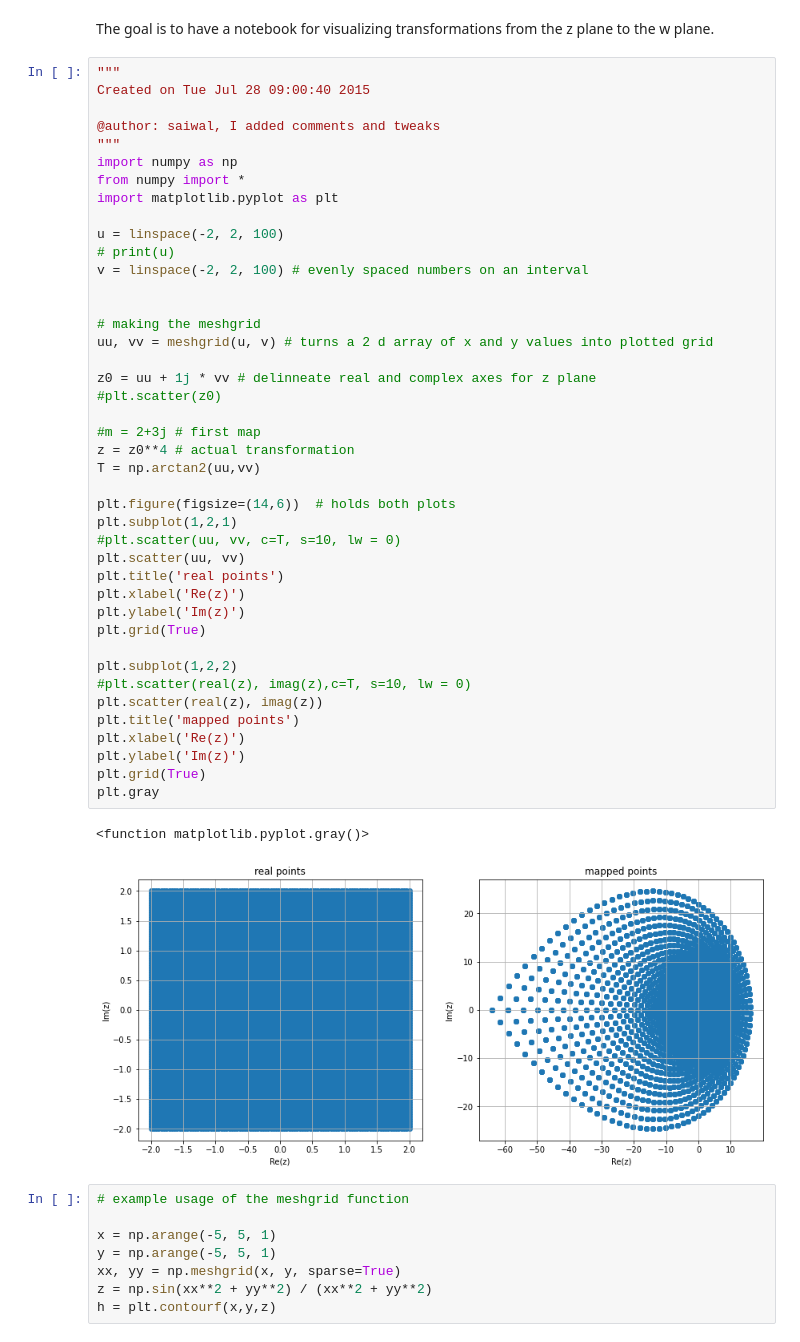
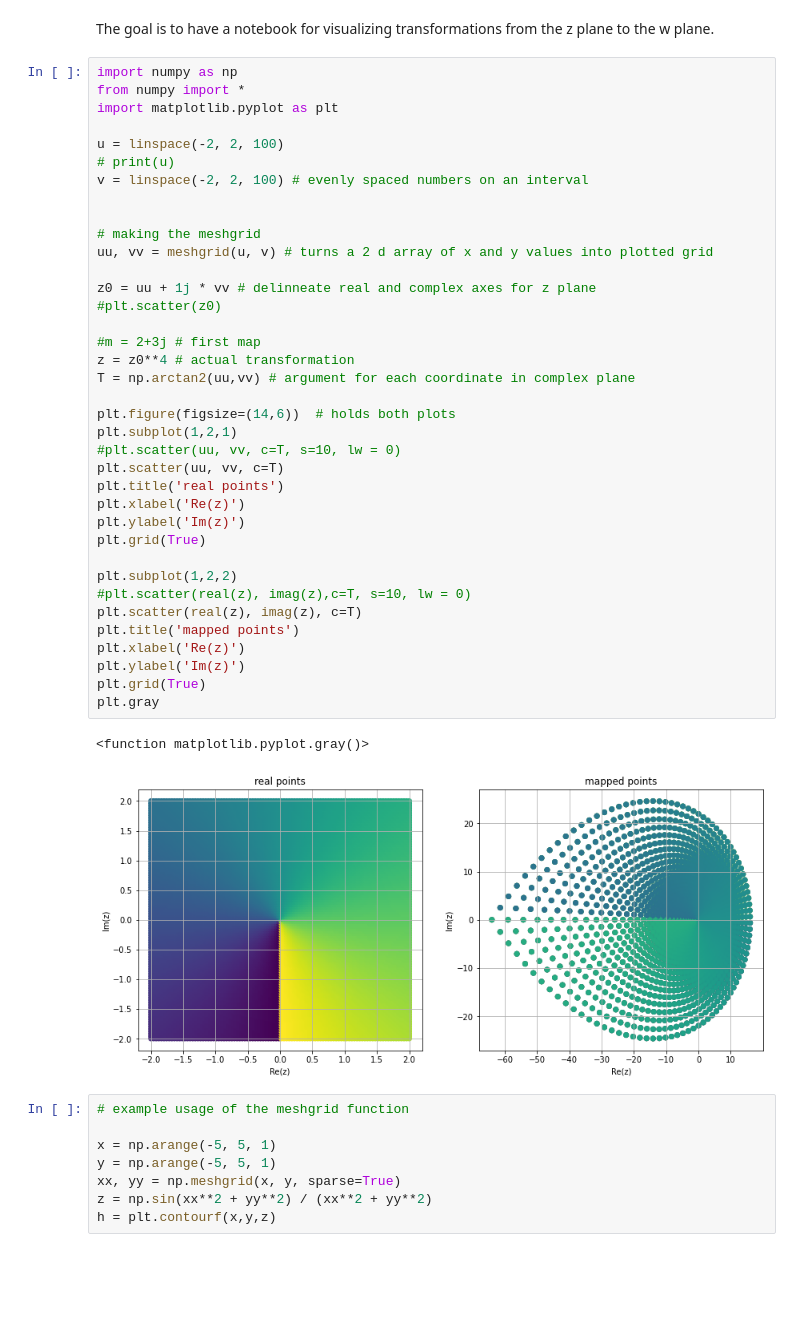
Before and after one commit to delpinolisette/complex-analysis, a Jupyter notebook: conformal_maps.ipynb, the cells around one changed output. Saved outputs shown, nothing was run; the diff lists cells and outputs as text; blank space fills up the shorter version.

```diff
--- a/conformal_maps.ipynb
+++ b/conformal_maps.ipynb
@@ -1,11 +1,6 @@
 # %% [markdown]
 The goal is to have a notebook for visualizing transformations from the z plane to the w plane.
 # %%
-"""
-Created on Tue Jul 28 09:00:40 2015
-
-@author: saiwal, I added comments and tweaks
-"""
 import numpy as np
 from numpy import *
 import matplotlib.pyplot as plt
@@ -14,37 +9,37 @@ u = linspace(-2, 2, 100)
 # print(u)
 v = linspace(-2, 2, 100) # evenly spaced numbers on an interval
 
 
 # making the meshgrid
 uu, vv = meshgrid(u, v) # turns a 2 d array of x and y values into plotted grid
 
 z0 = uu + 1j * vv # delinneate real and complex axes for z plane
 #plt.scatter(z0)
 
 #m = 2+3j # first map
 z = z0**4 # actual transformation
-T = np.arctan2(uu,vv)
+T = np.arctan2(uu,vv) # argument for each coordinate in complex plane
 
 plt.figure(figsize=(14,6))  # holds both plots
 plt.subplot(1,2,1)
 #plt.scatter(uu, vv, c=T, s=10, lw = 0)
-plt.scatter(uu, vv)
+plt.scatter(uu, vv, c=T)
 plt.title('real points')
 plt.xlabel('Re(z)')
 plt.ylabel('Im(z)')
 plt.grid(True)
 
 plt.subplot(1,2,2)
 #plt.scatter(real(z), imag(z),c=T, s=10, lw = 0)
-plt.scatter(real(z), imag(z))
+plt.scatter(real(z), imag(z), c=T)
 plt.title('mapped points')
 plt.xlabel('Re(z)')
 plt.ylabel('Im(z)')
 plt.grid(True)
 plt.gray
 # %% [output]
 <function matplotlib.pyplot.gray()>
-[figure, old version]
+[figure, new version]
 # %%
 # example usage of the meshgrid function
 
```
